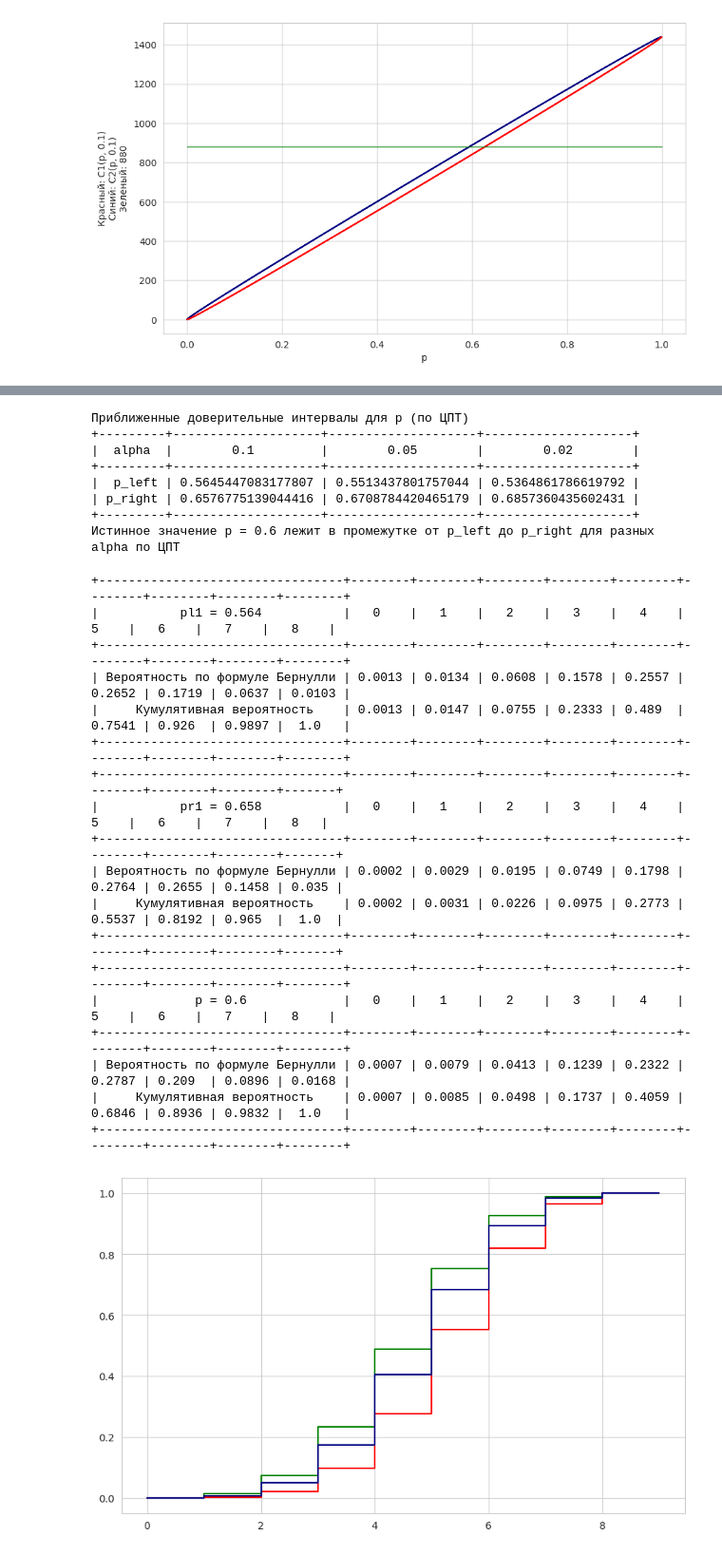
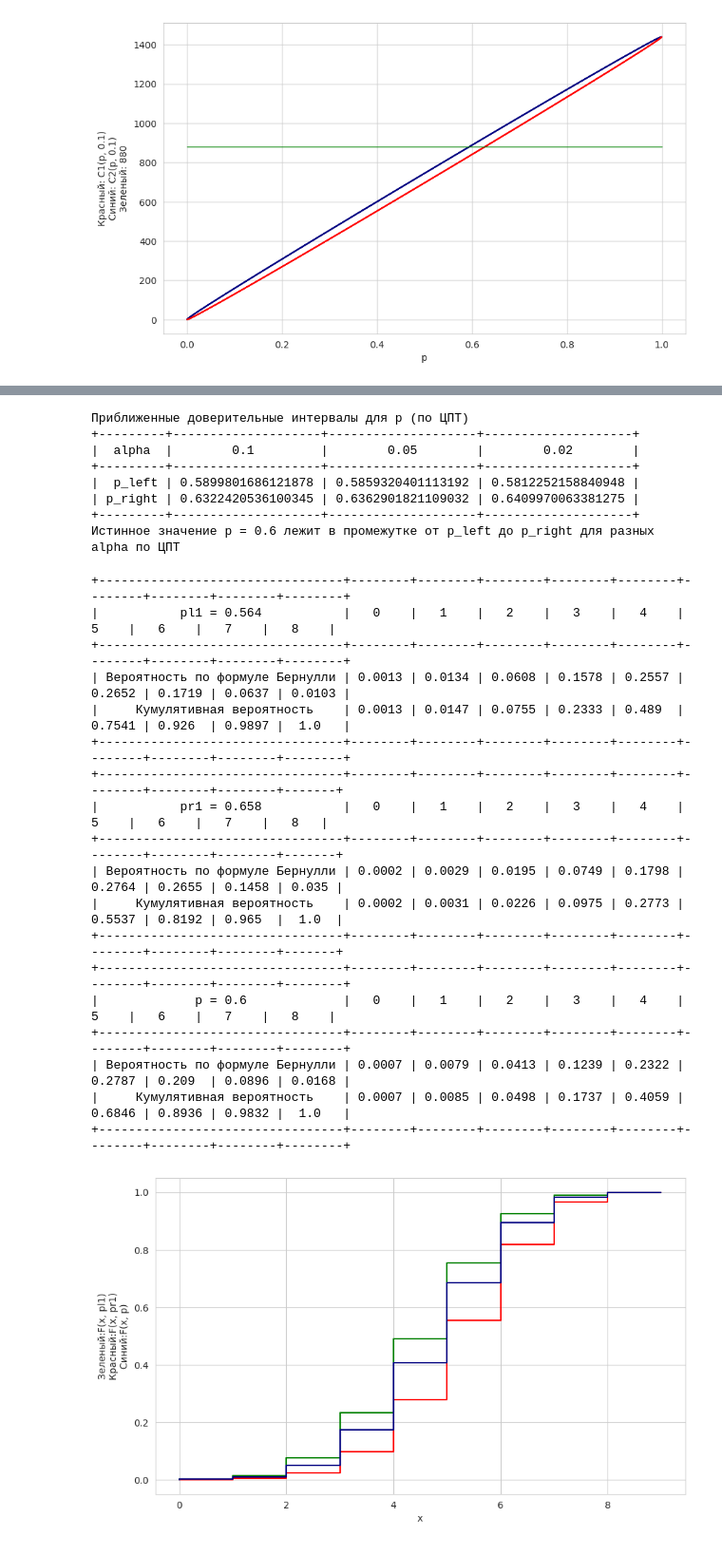
Before and after one commit to sanikulkin/math_stat, a Jupyter notebook: Task4.ipynb, the cells around one changed output, grey strips where cells are left out. Shown: that part at 95% size. Drawn from its saved outputs; the diff is of its cells as text; code cells hidden in the pictures.

```diff
--- a/Task4.ipynb
+++ b/Task4.ipynb
@@ -94,23 +93,24 @@ Cимметричные интервальные оценки Клоппера-
 # Задание 2
 
 par = K / (k * n)
+av = K / n
 
 alpha1 = 0.1
 alpha2 = 0.05
 alpha3 = 0.02
 
-u1 = sp.stats.norm.ppf(1 - alpha1)
-u2 = sp.stats.norm.ppf(1 - alpha2)
-u3 = sp.stats.norm.ppf(1 - alpha3)
+u1 = sp.stats.norm.ppf(1 - alpha1 / 2)
+u2 = sp.stats.norm.ppf(1 - alpha2 / 2)
+u3 = sp.stats.norm.ppf(1 - alpha3 / 2)
 
-pl1 = par - u1 / (n ** 0.5) * (par * (1 - par)) ** 0.5
-pr1 = par + u1 / (n ** 0.5) * (par * (1 - par)) ** 0.5
+pl1 = (av - u1 * np.sqrt(k * par * (1 - par) / n)) / k
+pr1 = (av + u1 * np.sqrt(k * par * (1 - par) / n)) / k
 
-pl2 = par - u2 / (n ** 0.5) * (par * (1 - par)) ** 0.5
-pr2 = par + u2 / (n ** 0.5) * (par * (1 - par)) ** 0.5
+pl2 = (av - u2 * np.sqrt(k * par * (1 - par) / n)) / k
+pr2 = (av + u2 * np.sqrt(k * par * (1 - par) / n)) / k
 
-pl3 = par - u3 / (n ** 0.5) * (par * (1 - par)) ** 0.5
-pr3 = par + u3 / (n ** 0.5) * (par * (1 - par)) ** 0.5
+pl3 = (av - u3 * np.sqrt(k * par * (1 - par) / n)) / k
+pr3 = (av + u3 * np.sqrt(k * par * (1 - par) / n)) / k
 
 th = ["alpha", alpha1, alpha2, alpha3]
 td = np.array(["p_left", pl1, pl2, pl3,
@@ -123,8 +123,8 @@ print("Истинное значение p = 0.6 лежит в промежут
 +---------+--------------------+--------------------+--------------------+
 |  alpha  |        0.1         |        0.05        |        0.02        |
 +---------+--------------------+--------------------+--------------------+
-|  p_left | 0.5645447083177807 | 0.5513437801757044 | 0.5364861786619792 |
-| p_right | 0.6576775139044416 | 0.6708784420465179 | 0.6857360435602431 |
+|  p_left | 0.5899801686121878 | 0.5859320401113192 | 0.5812252158840948 |
+| p_right | 0.6322420536100345 | 0.6362901821109032 | 0.6409970063381275 |
 +---------+--------------------+--------------------+--------------------+
 Истинное значение p = 0.6 лежит в промежутке от p_left до p_right для разных alpha по ЦПТ
 # %%
@@ -173,31 +173,33 @@ td = np.append(td, "Кумулятивная вероятность")
 td = np.append(td, np.around(cumulativeProb_pr1, 4))
 print_table(th, td)
 
 th = ["p = 0.6", 0, 1, 2, 3, 4, 5, 6, 7, 8]
 td = np.array(["Вероятность по формуле Бернулли"])
 td = np.append(td, np.around(prob_p, 4))
 td = np.append(td, "Кумулятивная вероятность")
 td = np.append(td, np.around(cumulativeProb_p, 4))
 print_table(th, td)
 
+plt.xlabel("x")
+plt.ylabel("Зеленый:F(x, pl1)\nКрасный:F(x, pr1)\nСиний:F(x, p)")
 plt.show()
 # %% [output]
 +---------------------------------+--------+--------+--------+--------+--------+--------+--------+--------+--------+
 |           pl1 = 0.564           |   0    |   1    |   2    |   3    |   4    |   5    |   6    |   7    |   8    |
 +---------------------------------+--------+--------+--------+--------+--------+--------+--------+--------+--------+
 | Вероятность по формуле Бернулли | 0.0013 | 0.0134 | 0.0608 | 0.1578 | 0.2557 | 0.2652 | 0.1719 | 0.0637 | 0.0103 |
 |     Кумулятивная вероятность    | 0.0013 | 0.0147 | 0.0755 | 0.2333 | 0.489  | 0.7541 | 0.926  | 0.9897 |  1.0   |
 +---------------------------------+--------+--------+--------+--------+--------+--------+--------+--------+--------+
 +---------------------------------+--------+--------+--------+--------+--------+--------+--------+--------+-------+
 |           pr1 = 0.658           |   0    |   1    |   2    |   3    |   4    |   5    |   6    |   7    |   8   |
 +---------------------------------+--------+--------+--------+--------+--------+--------+--------+--------+-------+
 | Вероятность по формуле Бернулли | 0.0002 | 0.0029 | 0.0195 | 0.0749 | 0.1798 | 0.2764 | 0.2655 | 0.1458 | 0.035 |
 |     Кумулятивная вероятность    | 0.0002 | 0.0031 | 0.0226 | 0.0975 | 0.2773 | 0.5537 | 0.8192 | 0.965  |  1.0  |
 +---------------------------------+--------+--------+--------+--------+--------+--------+--------+--------+-------+
 +---------------------------------+--------+--------+--------+--------+--------+--------+--------+--------+--------+
 |             p = 0.6             |   0    |   1    |   2    |   3    |   4    |   5    |   6    |   7    |   8    |
 +---------------------------------+--------+--------+--------+--------+--------+--------+--------+--------+--------+
 | Вероятность по формуле Бернулли | 0.0007 | 0.0079 | 0.0413 | 0.1239 | 0.2322 | 0.2787 | 0.209  | 0.0896 | 0.0168 |
 |     Кумулятивная вероятность    | 0.0007 | 0.0085 | 0.0498 | 0.1737 | 0.4059 | 0.6846 | 0.8936 | 0.9832 |  1.0   |
 +---------------------------------+--------+--------+--------+--------+--------+--------+--------+--------+--------+
-[figure, old version]
+[figure, new version]
```
Also changed, not shown: parts of 3 cells of this notebook, 1 other file.
